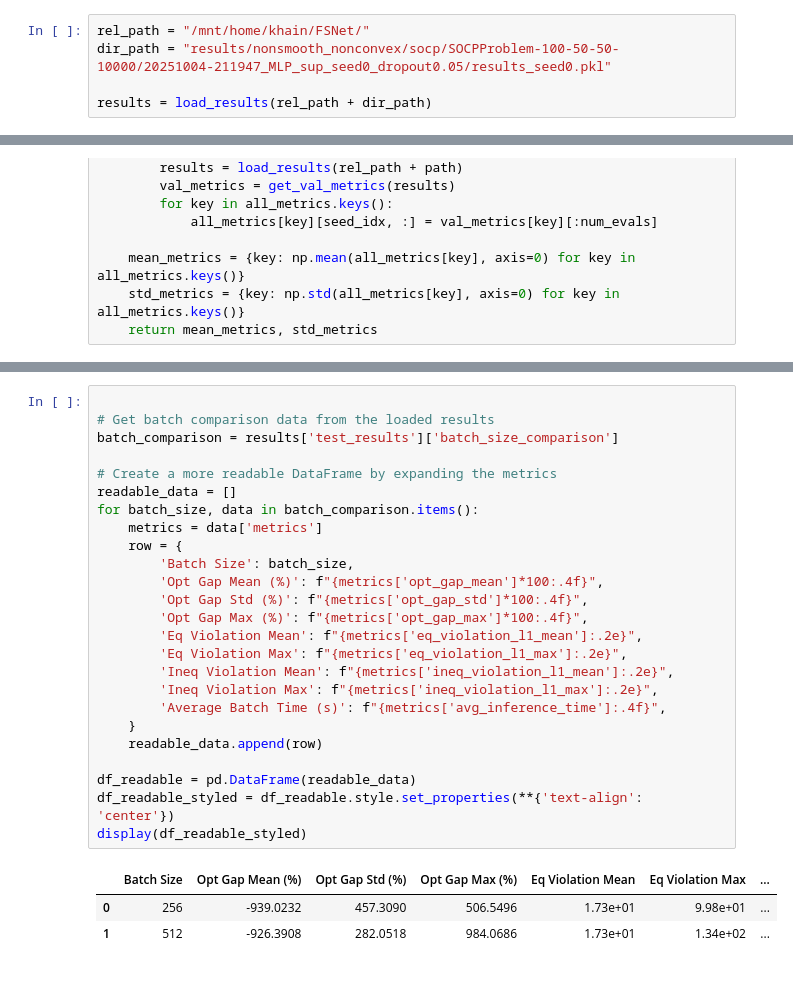
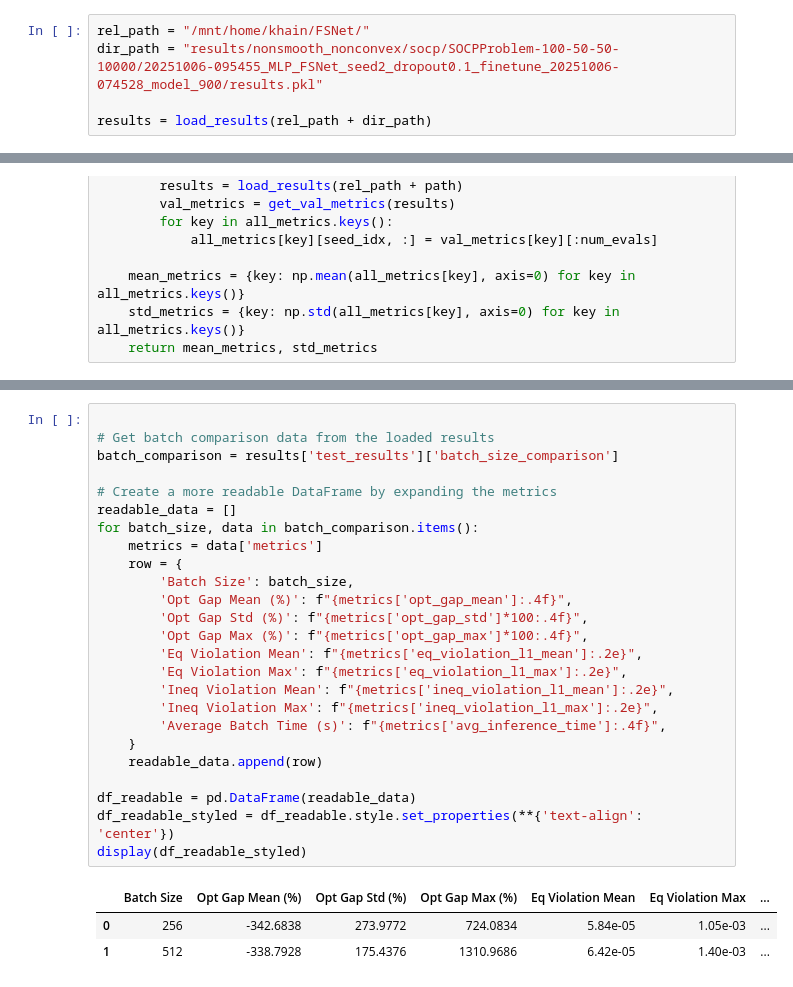
Before and after one commit to xkhainguyen/FSNet, a Jupyter notebook: results/get_results.ipynb, the cells around one changed output, grey strips where cells are left out. Saved outputs shown, nothing was run; the diff lists cells and outputs as text.

```diff
--- a/results/get_results.ipynb
+++ b/results/get_results.ipynb
@@ -24,7 +24,7 @@ def load_results(file_path):
         return None
 # %%
 rel_path = "/mnt/home/khain/FSNet/"
-dir_path = "results/nonsmooth_nonconvex/socp/SOCPProblem-100-50-50-10000/20251004-211947_MLP_sup_seed0_dropout0.05/results_seed0.pkl"
+dir_path = "results/nonsmooth_nonconvex/socp/SOCPProblem-100-50-50-10000/20251006-095455_MLP_FSNet_seed2_dropout0.1_finetune_20251006-074528_model_900/results.pkl"
 
 results = load_results(rel_path + dir_path)
 # %%
@@ -203,32 +201,32 @@ for key in mean_metrics.keys():
 # %%
 
 # Get batch comparison data from the loaded results
 batch_comparison = results['test_results']['batch_size_comparison']
 
 # Create a more readable DataFrame by expanding the metrics
 readable_data = []
 for batch_size, data in batch_comparison.items():
     metrics = data['metrics']
     row = {
         'Batch Size': batch_size,
-        'Opt Gap Mean (%)': f"{metrics['opt_gap_mean']*100:.4f}",
+        'Opt Gap Mean (%)': f"{metrics['opt_gap_mean']:.4f}",
         'Opt Gap Std (%)': f"{metrics['opt_gap_std']*100:.4f}",
         'Opt Gap Max (%)': f"{metrics['opt_gap_max']*100:.4f}",
         'Eq Violation Mean': f"{metrics['eq_violation_l1_mean']:.2e}",
         'Eq Violation Max': f"{metrics['eq_violation_l1_max']:.2e}",
         'Ineq Violation Mean': f"{metrics['ineq_violation_l1_mean']:.2e}",
         'Ineq Violation Max': f"{metrics['ineq_violation_l1_max']:.2e}",
         'Average Batch Time (s)': f"{metrics['avg_inference_time']:.4f}",
     }
     readable_data.append(row)
 
 df_readable = pd.DataFrame(readable_data)
 df_readable_styled = df_readable.style.set_properties(**{'text-align': 'center'})
 display(df_readable_styled)
 # %% [output]
 |  | Batch Size | Opt Gap Mean (%) | Opt Gap Std (%) | Opt Gap Max (%) | Eq Violation Mean | Eq Violation Max | ... |
-| 0 | 256 | -939.0232 | 457.3090 | 506.5496 | 1.73e+01 | 9.98e+01 | ... |
-| 1 | 512 | -926.3908 | 282.0518 | 984.0686 | 1.73e+01 | 1.34e+02 | ... |
+| 0 | 256 | -342.6838 | 273.9772 | 724.0834 | 5.84e-05 | 1.05e-03 | ... |
+| 1 | 512 | -338.7928 | 175.4376 | 1310.9686 | 6.42e-05 | 1.40e-03 | ... |
 # %%
 # multiple seeds
 dir_path_seeds = [
```
Also changed, not shown: parts of 3 cells of this notebook, 5 other files.
